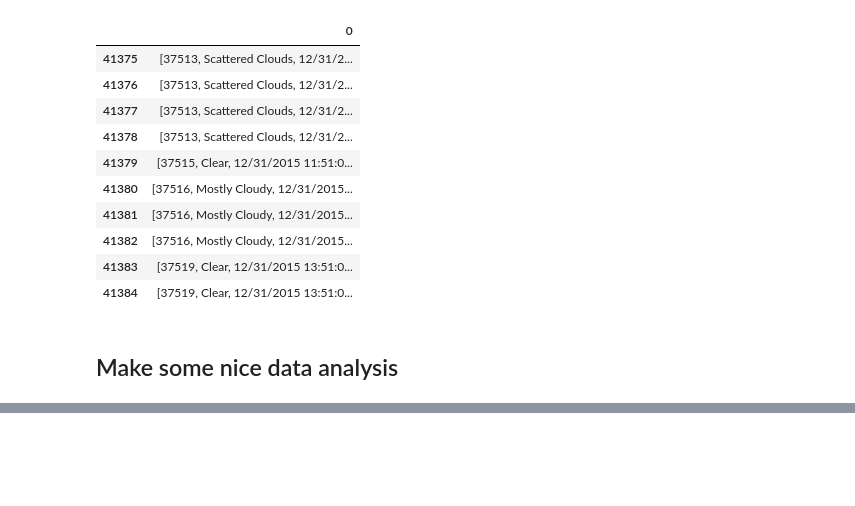
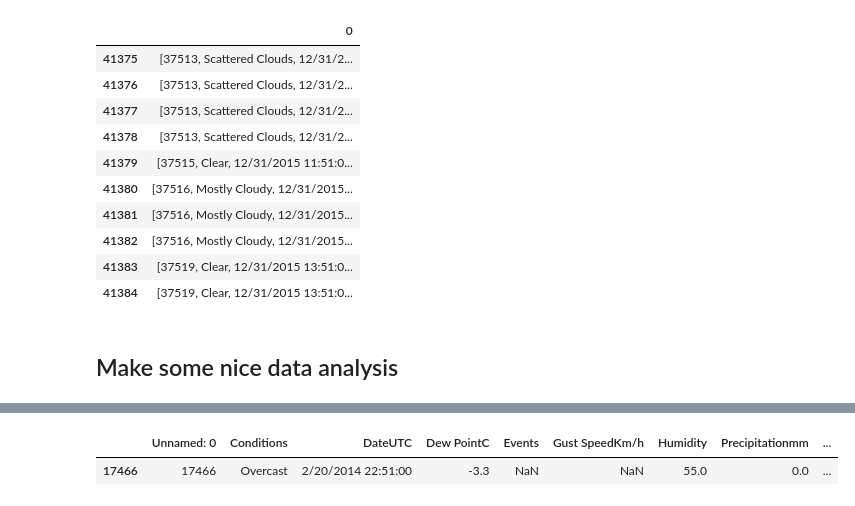
Before and after one commit to masve/saav-deliveries, a Jupyter notebook: project/Weather Data.ipynb, the cells around one changed output, grey strips where cells are left out. Saved outputs shown, nothing was run; the diff lists cells and outputs as text; code cells hidden in the pictures; blank space fills up the shorter version.

```diff
--- a/project/Weather Data.ipynb
+++ b/project/Weather Data.ipynb
@@ -173,0 +221,11 @@ weather.Conditions.unique()
+# %%
+# lookup_weather2(2014, 2, 20, 18)
+lookup_weather('02/20/2014', '18:30')
+
+# dt2 = datetime.datetime(2014, 2, 20, 18)
+# dates = [datetime.datetime(2014, 2, 20, 20), datetime.datetime(2014, 2, 20, 17)]
+
+# nearestDate(dates, dt2)
+# %% [output]
+|  | Unnamed: 0 | Conditions | DateUTC | Dew PointC | Events | Gust SpeedKm/h | Humidity | Precipitationmm | ... |
+| 17466 | 17466 | Overcast | 2/20/2014 22:51:00 | -3.3 | NaN | NaN | 55.0 | 0.0 | ... |
```
Also changed, not shown: parts of 8 cells of this notebook, 2 other files.
